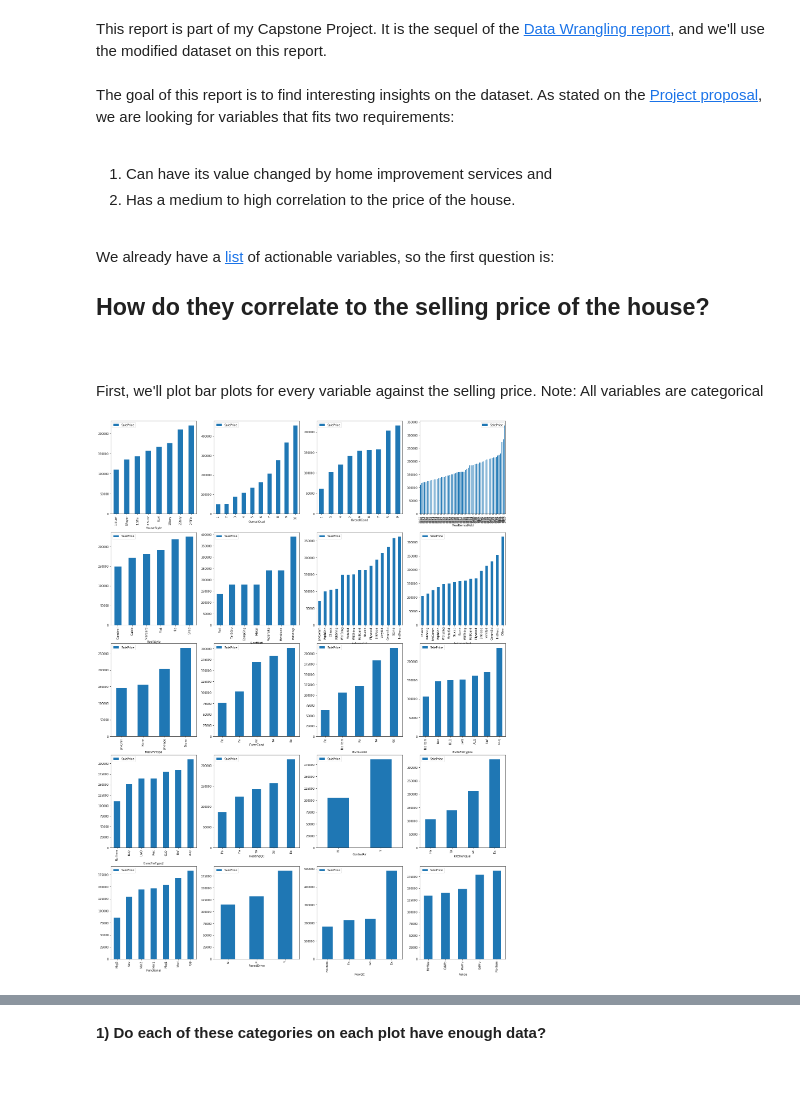
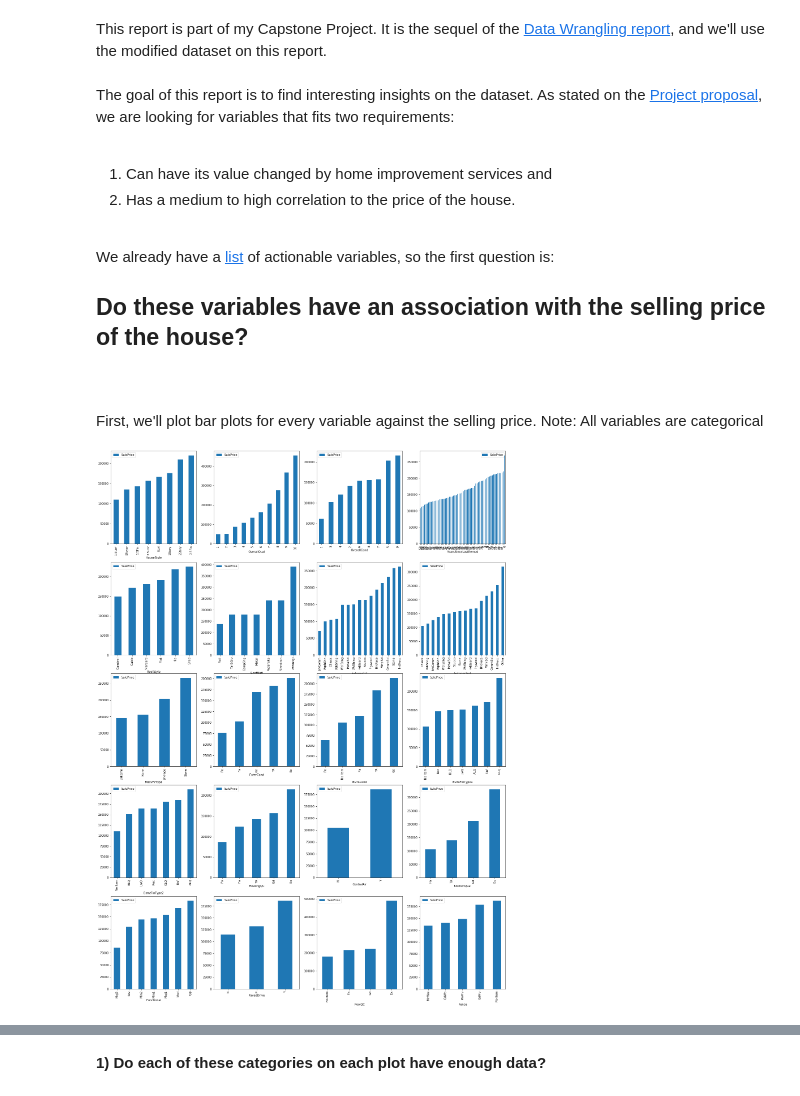
Before and after one commit to rafaelmsbob/Springboard, a Jupyter notebook: CapstoneProject1/Story Telling.ipynb, the cells around one changed output, grey strips where cells are left out. Cells and saved outputs as stored; diff of their text form; code cells hidden in the pictures.

```diff
--- a/CapstoneProject1/Story Telling.ipynb
+++ b/CapstoneProject1/Story Telling.ipynb
@@ -10,31 +10,32 @@ The goal of this report is to find interesting insights on the dataset. As state
 2) Has a medium to high correlation to the price of the house.<br>
 <br>
 We already have a <a href="https://github.com/rafaelmsbob/Springboard/blob/master/CapstoneProject1/AffectableVariables.docx">list</a> of actionable variables, so the first question is: <br>
-<h2>How do they correlate to the selling price of the house?</h2><br><br>
+<h2>Do these variables have an association with the selling price of the house?</h2><br><br>
 First, we'll plot bar plots for every variable against the selling price. Note: All variables are categorical
 # %%
 import pandas as pd
 import matplotlib.pyplot as plt
 import numpy as np
+import math
 
 df = pd.read_csv("DatasetTreated.csv", index_col='Id', header=0)
-varList = ['HouseStyle','OverallQual','OverallCond','YearRemodAdd','RoofStyle','RoofMatl','Exterior1st','Exterior2nd',
+varList = ['HouseStyle','OverallQual','OverallCond','YearsSinceLastRemod','RoofStyle','RoofMatl','Exterior1st','Exterior2nd',
            'MasVnrType','ExterCond','BsmtCond','BsmtFinType1','BsmtFinType2','HeatingQC','CentralAir','KitchenQual',
            'Functional','PavedDrive','PoolQC','Fence']
 
 fig, axes = plt.subplots(nrows=5, ncols=4)
 i=0
 j=0
 for col in varList:
     df[[col, 'SalePrice']].groupby(col).mean().sort_values('SalePrice').plot(kind="bar", ax=axes[i,j], figsize=(25,35))
     j+=1
     if(j==4):
         j=0
         i+=1
 
 plt.show()
 # %% [output]
-[figure, old version]
+[figure, new version]
 # %% [markdown]
 An obvious conclusion we reach by Analysing the plots above is that every variable studied has significant impact on the average selling price of a house. We came to that conclusion because the variation on the Y axis (Selling Price) is very big amont the different categories for each variable. However, a few questions come to mind:<br><br>
 1) <b>Do each of these categories on each plot have enough data?</b> <br>
```
Also changed, not shown: parts of 7 cells of this notebook.
